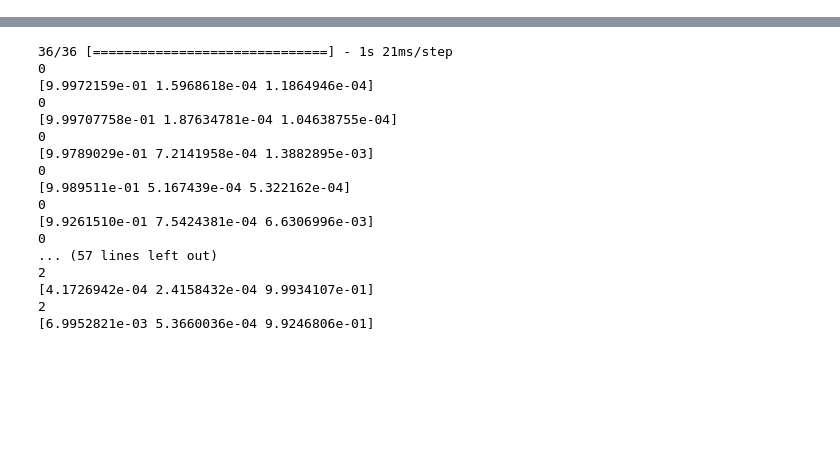
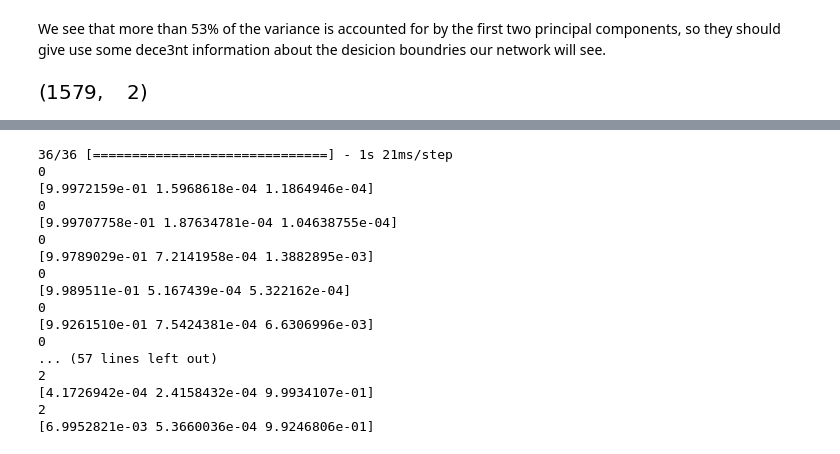
Before and after one commit to holypolarpanda7/S19-team2-project, a Jupyter notebook: demo_net.ipynb, the cells around one changed output, grey strips where cells are left out. Drawn from its saved outputs; the diff is of its cells as text; code cells hidden in the pictures; blank space fills up the shorter version.

```diff
--- a/demo_net.ipynb
+++ b/demo_net.ipynb
@@ -8,0 +141,12 @@ Using TensorFlow backend.
+# %% [markdown]
+We see that more than 53% of the variance is accounted for by the first two principal components, so they should give use some dece3nt information about the desicion boundries our network will see.
+# %%
+# Scale the singular vectors, resulting in a rotated form of our mean-centered data
+D = np.zeros([X.shape[0],X.shape[1]])
+np.fill_diagonal(D,S)
+Xrotated = np.dot(U,D)
+# Extract just the first two principal components!
+PCs = Xrotated[:,0:2]
+PCs.shape
+# %% [output]
+[figure, added]
```
Also changed, not shown: parts of 12 cells of this notebook.
